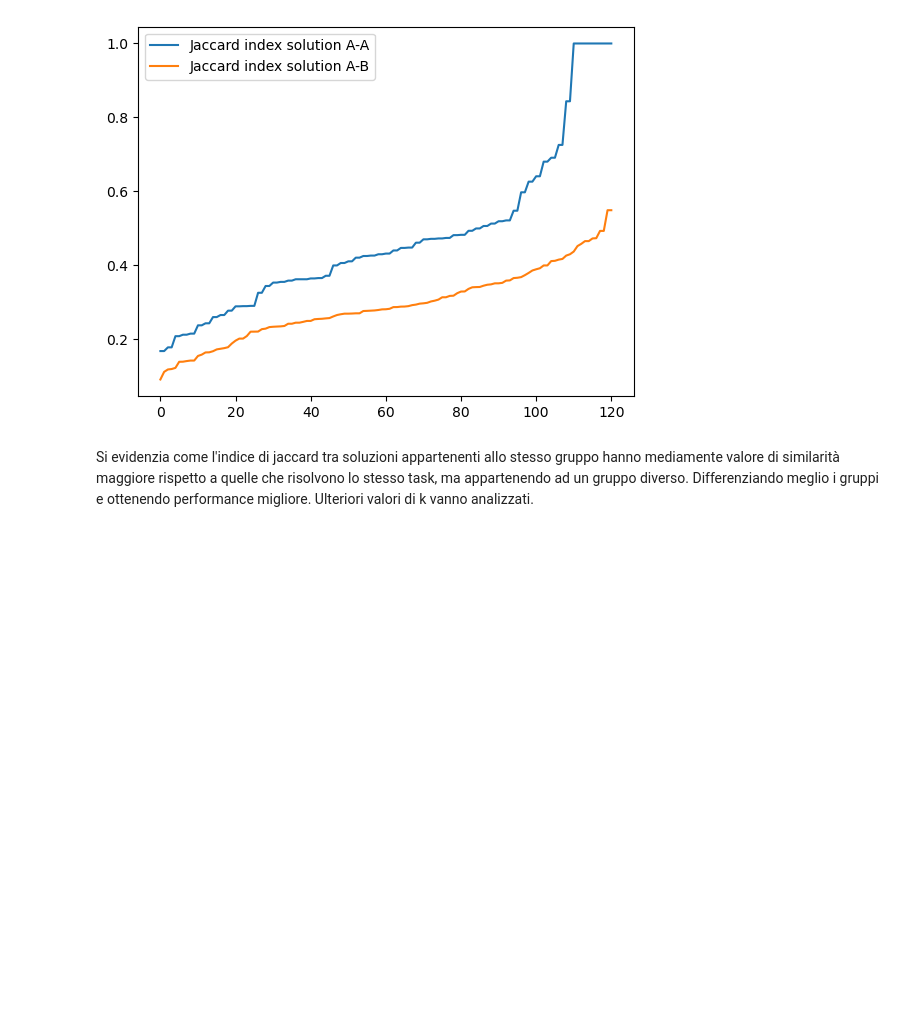
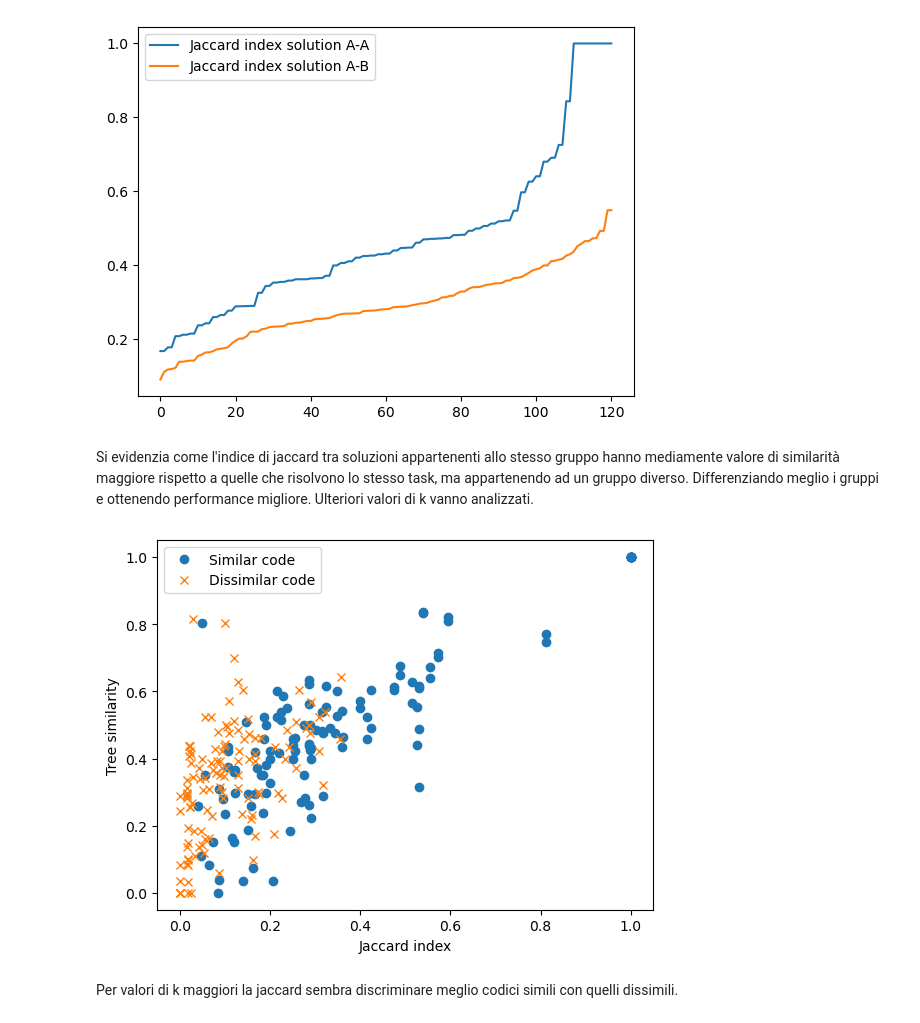
Before and after one commit to ErgastiAlex/CodeSimilarity, a Jupyter notebook: POC.ipynb, the cells around one changed output. Saved outputs shown, nothing was run; the diff lists cells and outputs as text; code cells hidden in the pictures; blank space fills up the shorter version.

```diff
--- a/POC.ipynb
+++ b/POC.ipynb
@@ -98,11 +55,11 @@ def get_maximum_jaccard_similarity(task1_class,task2_class,task1,task2):
 # %%
 similarity=[]
 jaccard=[]
-for i,task1 in enumerate(task_list["A"]):
-    for j,task2 in enumerate(task_list["A"]):
+for i,code1 in enumerate(code_list["A"]):
+    for j,code2 in enumerate(code_list["A"]):
 
-        max_similarity,max_sim_tree1,max_sim_tree2=get_maximum_tree_similarity("A","A",i,j)
+        max_similarity,max_sim_tree1,max_sim_tree2=get_maximum_tree_similarity(code1,code2)
         similarity.append(max_similarity)
 
-        max_jaccard,max_sim_embedding1,max_sim_embedding2=get_maximum_jaccard_similarity("A","A",i,j)
+        max_jaccard,max_sim_embedding1,max_sim_embedding2=get_maximum_jaccard_similarity(code1,code2)
         jaccard.append(max_jaccard)
@@ -109,14 +68,14 @@ for i,task1 in enumerate(task_list["A"]):
 # %%
 similarity2=[]
 jaccard2=[]
-for i,task1 in enumerate(task_list["A"]):
-    for j,task2 in enumerate(task_list["B"]):
+for i,code1 in enumerate(code_list["A"]):
+    for j,code2 in enumerate(code_list["B"]):
 
-        max_similarity,max_sim_tree1,max_sim_tree2=get_maximum_tree_similarity("A","B",i,j)
+        max_similarity,max_sim_tree1,max_sim_tree2=get_maximum_tree_similarity(code1,code2)
         # print(f"Task1: {task1} Task2: {task2} Similarity: {max_similarity}")
         similarity2.append(max_similarity)
 
-        max_jaccard,max_sim_embedding1,max_sim_embedding2=get_maximum_jaccard_similarity("A","B",i,j)
+        max_jaccard,max_sim_embedding1,max_sim_embedding2=get_maximum_jaccard_similarity(code1,code2)
         jaccard2.append(max_jaccard)
 # %%
 similarity.sort()
@@ -142,3 +101,33 @@ plt.show()
 # %% [markdown]
 Si evidenzia come l'indice di jaccard tra soluzioni appartenenti allo stesso gruppo hanno mediamente valore di similarità maggiore rispetto a quelle che risolvono lo stesso task, ma appartenendo ad un gruppo diverso.
 Differenziando meglio i gruppi e ottenendo performance migliore. Ulteriori valori di k vanno analizzati.
+# %%
+from Utility import diff_method
+similarity_for_similar_code=[]
+for i,code1 in enumerate(code_list["A"]):
+    for j,code2 in enumerate(code_list["A"]):
+
+        jaccard_similarity=code1.code_similarity(code2,diff_method.Diff_embedding)
+        tree_similarity=code1.code_similarity(code2,diff_method.Diff_tree)
+
+        similarity_for_similar_code.append((jaccard_similarity,tree_similarity))
+
+similarity_for_dissimilar_code=[]
+for i,code1 in enumerate(code_list["A"]):
+    for j,code2 in enumerate(code_list["B"]):
+
+        jaccard_similarity=code1.code_similarity(code2,diff_method.Diff_embedding)
+        tree_similarity=code1.code_similarity(code2,diff_method.Diff_tree)
+
+        similarity_for_dissimilar_code.append((jaccard_similarity,tree_similarity))
+# %%
+plt.plot([x[0] for x in similarity_for_similar_code],[x[1] for x in similarity_for_similar_code],label="Similar code",marker="o",linestyle="")
+plt.plot([x[0] for x in similarity_for_dissimilar_code],[x[1] for x in similarity_for_dissimilar_code],label="Dissimilar code",marker="x",linestyle="")
+plt.xlabel("Jaccard index")
+plt.ylabel("Tree similarity")
+plt.legend()
+plt.show()
+# %% [output]
+[figure, added]
+# %% [markdown]
+Per valori di k maggiori la jaccard sembra discriminare meglio codici simili con quelli dissimili.
```
Also changed, not shown: parts of 9 cells of this notebook, 4 other files.
